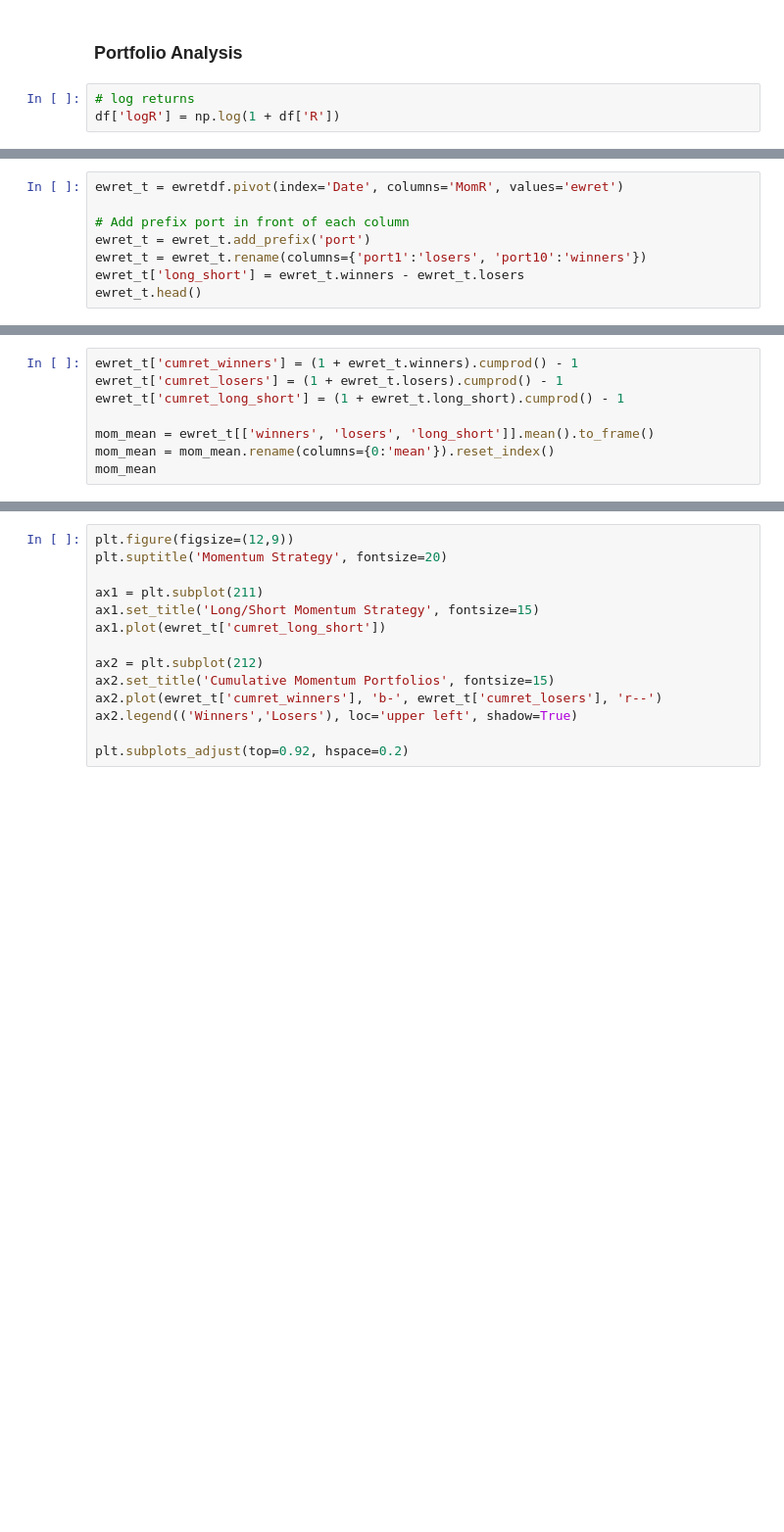
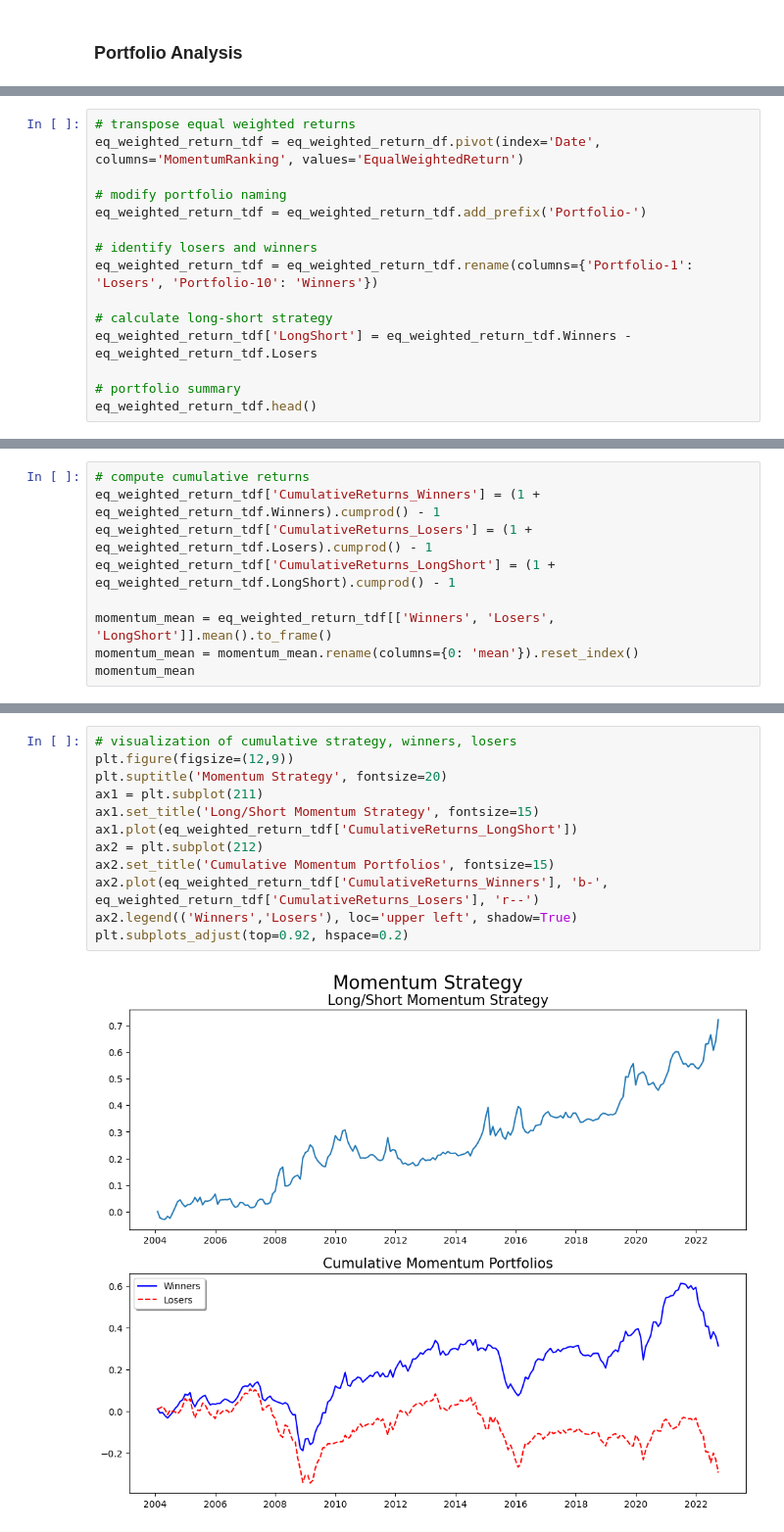
Before and after one commit to sonqo/msc-data-science, a Jupyter notebook: 0-thesis/momentum/momentum-analysis.ipynb, the cells around one changed output, grey strips where cells are left out. Shown at 98% size. Saved outputs shown, nothing was run; the diff lists cells and outputs as text; blank space fills up the shorter version.

```diff
--- a/0-thesis/momentum/momentum-analysis.ipynb
+++ b/0-thesis/momentum/momentum-analysis.ipynb
@@ -105,6 +94,3 @@ get_sample_particulars(df)
 # %% [markdown]
 ### Portfolio Analysis
-# %%
-# log returns
-df['logR'] = np.log(1 + df['R'])
 # %%
@@ -160,8 +178,15 @@ ewretdf.groupby(['MomR'])['ewret'].describe()[['count','mean', 'std']].reset_ind
 # %%
-ewret_t = ewretdf.pivot(index='Date', columns='MomR', values='ewret')
+# transpose equal weighted returns
+eq_weighted_return_tdf = eq_weighted_return_df.pivot(index='Date', columns='MomentumRanking', values='EqualWeightedReturn')
 
-# Add prefix port in front of each column
-ewret_t = ewret_t.add_prefix('port')
-ewret_t = ewret_t.rename(columns={'port1':'losers', 'port10':'winners'})
-ewret_t['long_short'] = ewret_t.winners - ewret_t.losers
-ewret_t.head()
+# modify portfolio naming
+eq_weighted_return_tdf = eq_weighted_return_tdf.add_prefix('Portfolio-')
+
+# identify losers and winners
+eq_weighted_return_tdf = eq_weighted_return_tdf.rename(columns={'Portfolio-1': 'Losers', 'Portfolio-10': 'Winners'})
+
+# calculate long-short strategy
+eq_weighted_return_tdf['LongShort'] = eq_weighted_return_tdf.Winners - eq_weighted_return_tdf.Losers
+
+# portfolio summary
+eq_weighted_return_tdf.head()
@@ -168,8 +201,9 @@ ewret_t.head()
 # %%
-ewret_t['cumret_winners'] = (1 + ewret_t.winners).cumprod() - 1
-ewret_t['cumret_losers'] = (1 + ewret_t.losers).cumprod() - 1
-ewret_t['cumret_long_short'] = (1 + ewret_t.long_short).cumprod() - 1
+# compute cumulative returns
+eq_weighted_return_tdf['CumulativeReturns_Winners'] = (1 + eq_weighted_return_tdf.Winners).cumprod() - 1
+eq_weighted_return_tdf['CumulativeReturns_Losers'] = (1 + eq_weighted_return_tdf.Losers).cumprod() - 1
+eq_weighted_return_tdf['CumulativeReturns_LongShort'] = (1 + eq_weighted_return_tdf.LongShort).cumprod() - 1
 
-mom_mean = ewret_t[['winners', 'losers', 'long_short']].mean().to_frame()
-mom_mean = mom_mean.rename(columns={0:'mean'}).reset_index()
-mom_mean
+momentum_mean = eq_weighted_return_tdf[['Winners', 'Losers', 'LongShort']].mean().to_frame()
+momentum_mean = momentum_mean.rename(columns={0: 'mean'}).reset_index()
+momentum_mean
@@ -195,14 +242,14 @@ print('Momentum Strategy Summary:\n\n', mom_output)
 # %%
+# visualization of cumulative strategy, winners, losers
 plt.figure(figsize=(12,9))
 plt.suptitle('Momentum Strategy', fontsize=20)
-
 ax1 = plt.subplot(211)
 ax1.set_title('Long/Short Momentum Strategy', fontsize=15)
-ax1.plot(ewret_t['cumret_long_short'])
-
+ax1.plot(eq_weighted_return_tdf['CumulativeReturns_LongShort'])
 ax2 = plt.subplot(212)
 ax2.set_title('Cumulative Momentum Portfolios', fontsize=15)
-ax2.plot(ewret_t['cumret_winners'], 'b-', ewret_t['cumret_losers'], 'r--')
+ax2.plot(eq_weighted_return_tdf['CumulativeReturns_Winners'], 'b-', eq_weighted_return_tdf['CumulativeReturns_Losers'], 'r--')
 ax2.legend(('Winners','Losers'), loc='upper left', shadow=True)
-
 plt.subplots_adjust(top=0.92, hspace=0.2)
+# %% [output]
+[figure, added]
```
Also changed, not shown: parts of 26 cells of this notebook, 14 other files.
